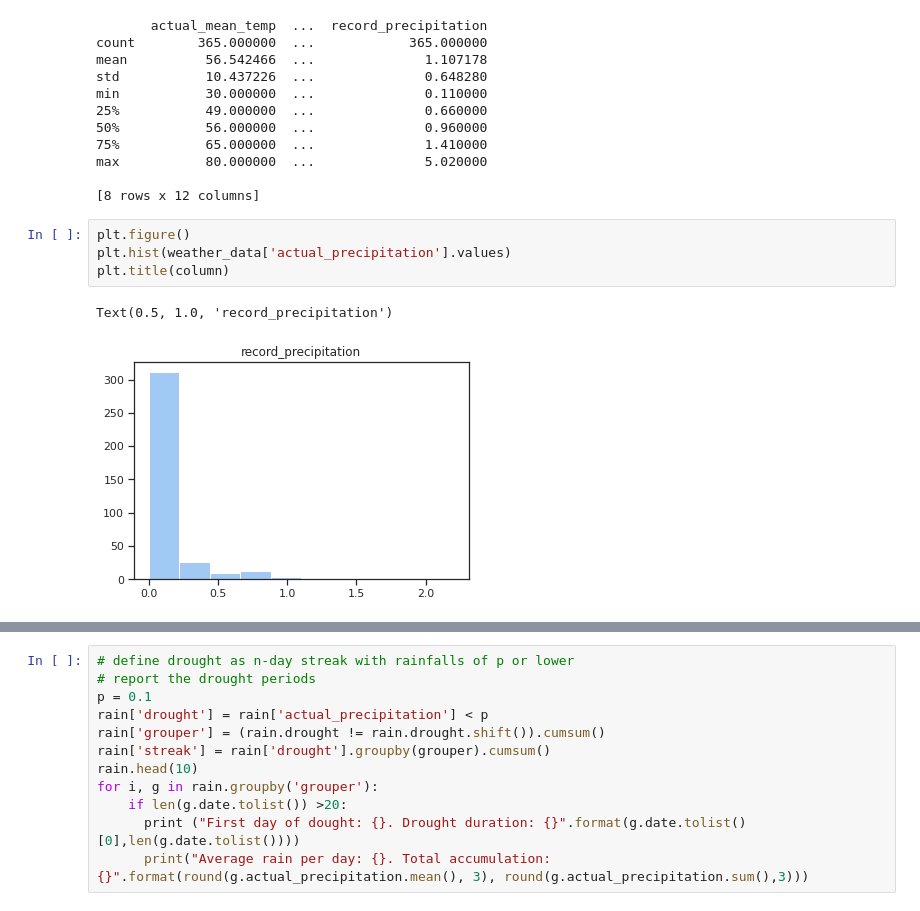
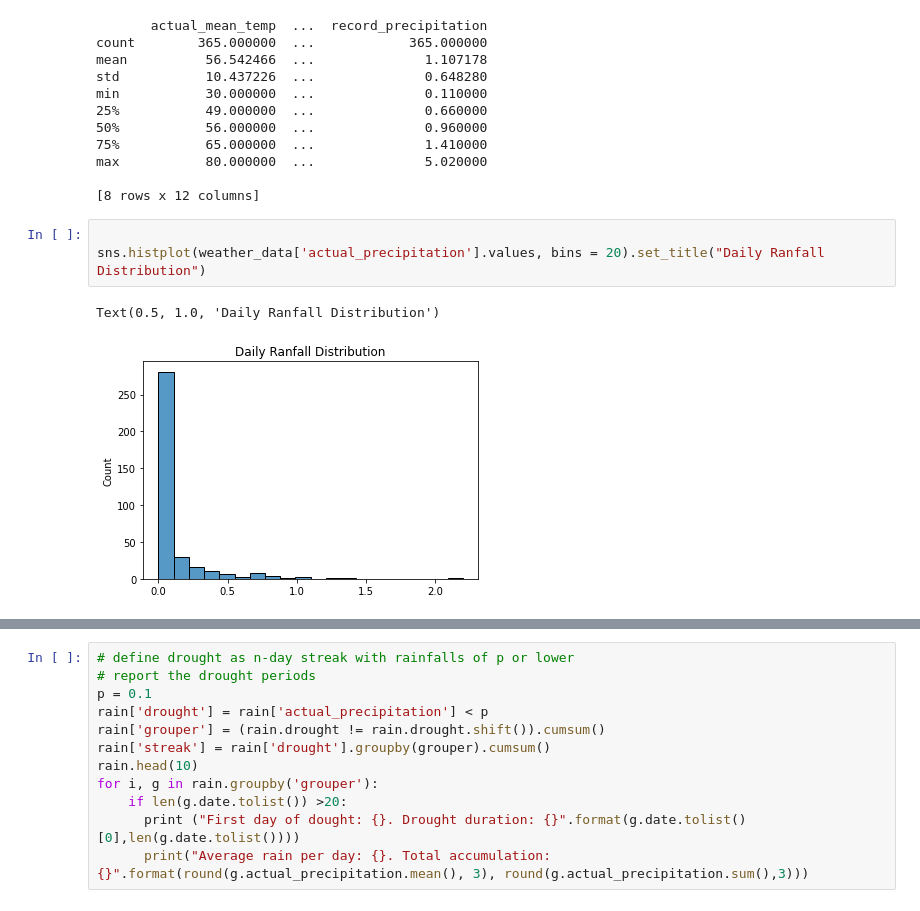
Before and after one commit to nhanle83/Seattle-Rainfalls, a Jupyter notebook: Excess_Rainfall_in_Seattle_2014_2015.ipynb, the cells around one changed output, grey strips where cells are left out. Cells and saved outputs as stored; diff of their text form.

```diff
--- a/Excess_Rainfall_in_Seattle_2014_2015.ipynb
+++ b/Excess_Rainfall_in_Seattle_2014_2015.ipynb
@@ -41,11 +41,10 @@ min           30.000000  ...              0.110000
 max           80.000000  ...              5.020000
 
 [8 rows x 12 columns]
-# %%
-plt.figure()
-plt.hist(weather_data['actual_precipitation'].values)
-plt.title(column)
-# %% [output]
-Text(0.5, 1.0, 'record_precipitation')
-[figure, removed]
+# %%
+
+sns.histplot(weather_data['actual_precipitation'].values, bins = 20).set_title("Daily Ranfall Distribution")
+# %% [output]
+Text(0.5, 1.0, 'Daily Ranfall Distribution')
+[figure, added]
 # %%
```
Also changed, not shown: parts of 5 cells of this notebook.
